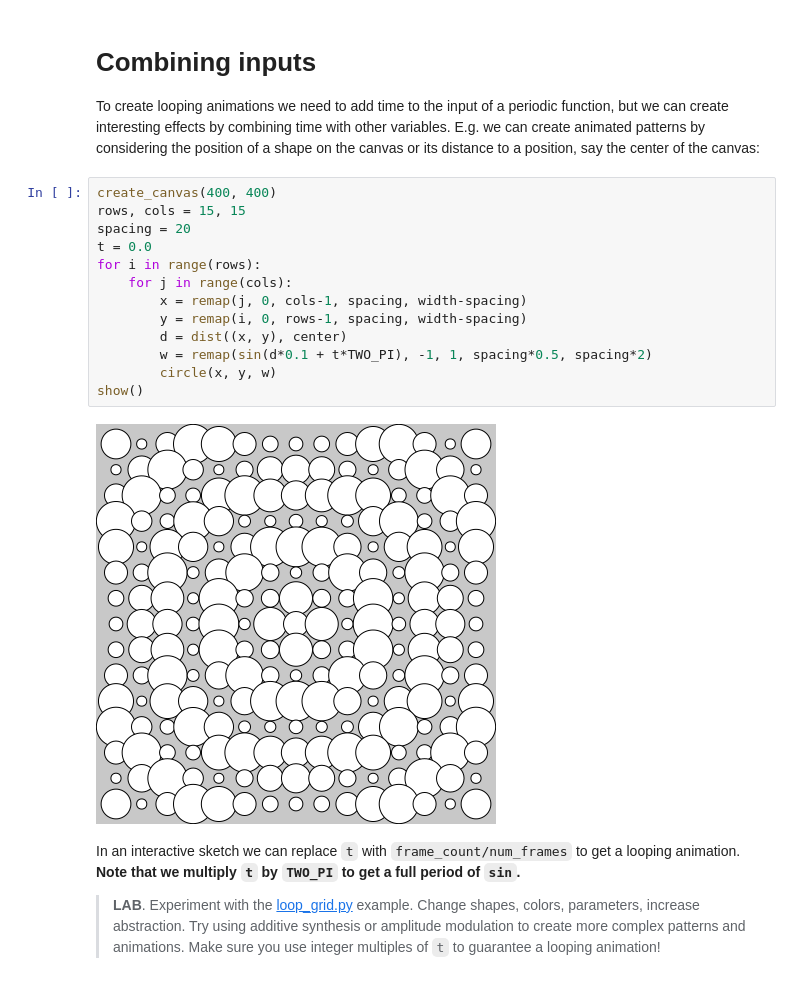
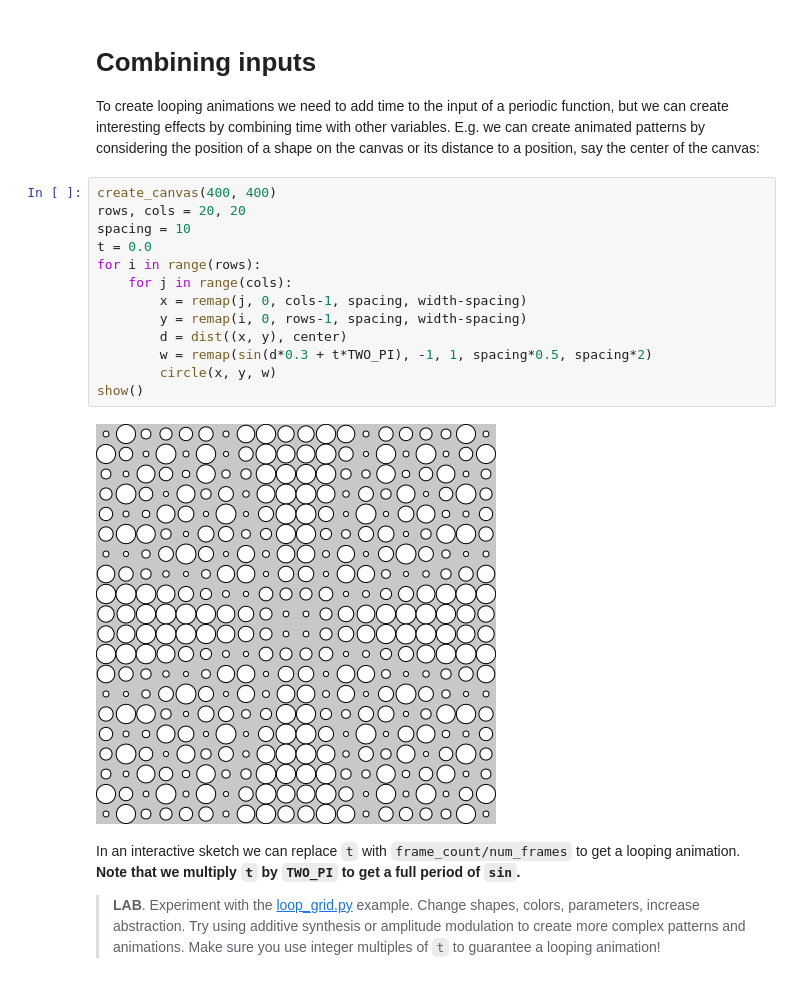
Before and after one commit to colormotor/generative_drawing, a Jupyter notebook: weekly/week8/animation_loops_gui.ipynb, the cells around one changed output. Cells and saved outputs as stored; diff of their text form.

```diff
--- a/weekly/week8/animation_loops_gui.ipynb
+++ b/weekly/week8/animation_loops_gui.ipynb
@@ -147,19 +147,19 @@ Try to think of how the different signals could be used for animation
 To create looping animations we need to add time to the input of a periodic function, but we can create interesting effects by combining time with other variables. E.g. we can create animated patterns by considering the position of a shape on the canvas or its distance to a position, say the center of the canvas:
 # %%
 create_canvas(400, 400)
-rows, cols = 15, 15
-spacing = 20
+rows, cols = 20, 20
+spacing = 10
 t = 0.0
 for i in range(rows):
     for j in range(cols):
         x = remap(j, 0, cols-1, spacing, width-spacing)
         y = remap(i, 0, rows-1, spacing, width-spacing)
         d = dist((x, y), center)
-        w = remap(sin(d*0.1 + t*TWO_PI), -1, 1, spacing*0.5, spacing*2)
+        w = remap(sin(d*0.3 + t*TWO_PI), -1, 1, spacing*0.5, spacing*2)
         circle(x, y, w)
 show()
 # %% [output]
-[figure, old version]
+[figure, new version]
 # %% [markdown]
 In an interactive sketch we can replace `t` with `frame_count/num_frames` to get a looping animation. **Note that we multiply `t` by `TWO_PI` to get a full period of `sin`.**
 
```
Also changed, not shown: parts of 9 cells of this notebook, 26 other files.
